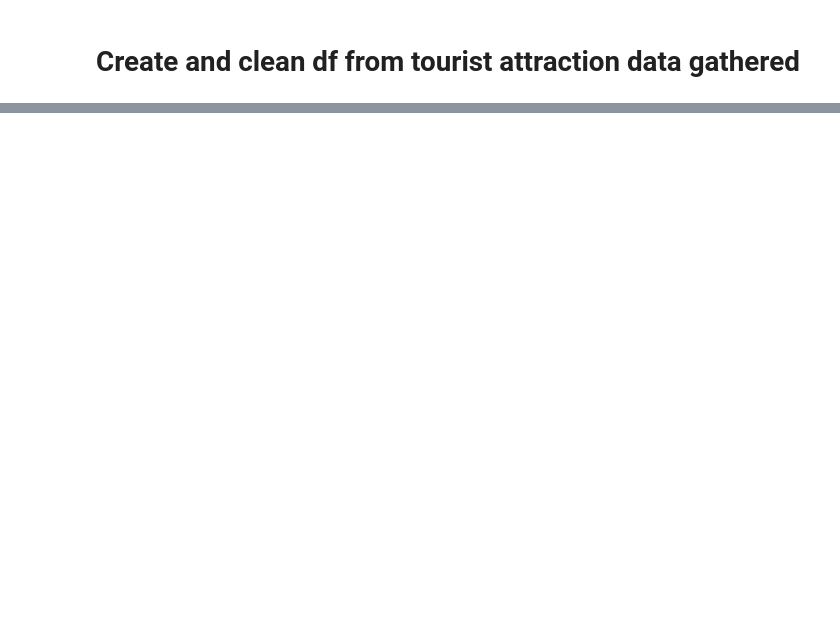
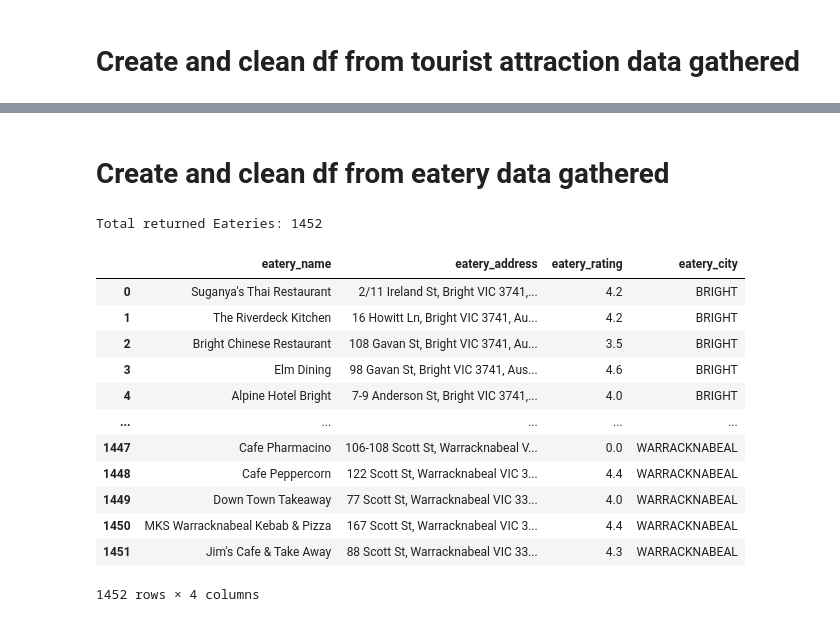
Before and after one commit to skumble27/ETL-Project, a Jupyter notebook: Final_compilation/Data_ETL.ipynb, the cells around one changed output, grey strips where cells are left out. Cells and saved outputs as stored; diff of their text form; code cells hidden in the pictures; blank space fills up the shorter version.

```diff
--- a/Final_compilation/Data_ETL.ipynb
+++ b/Final_compilation/Data_ETL.ipynb
@@ -220,0 +298,29 @@ tourist_site_xdbl_df.to_csv("Cleaned_data/tourist_sites.csv", encoding="utf-8",
+# %% [markdown]
+# Create and clean df from eatery data gathered
+# %%
+print("Total returned Eateries: "+ str(len(name_eat)))
+# %% [output]
+Total returned Eateries: 1452
+# %%
+#create a df from eateries
+eateries_df = pd.DataFrame(name_eat)
+eateries_df["eatery_address"]= pd.Series(address_eat)
+eateries_df["eatery_rating"]= pd.Series(rating_eat)
+eateries_df["eatery_city"]= pd.Series(city_search_eat)
+# Rename column 0 eateries_df
+eateries_df = eateries_df.rename(columns={0: "eatery_name"})
+eateries_df
+# %% [output]
+|  | eatery_name | eatery_address | eatery_rating | eatery_city |
+| 0 | Suganya's Thai Restaurant | 2/11 Ireland St, Bright VIC 3741,... | 4.2 | BRIGHT |
+| 1 | The Riverdeck Kitchen | 16 Howitt Ln, Bright VIC 3741, Au... | 4.2 | BRIGHT |
+| 2 | Bright Chinese Restaurant | 108 Gavan St, Bright VIC 3741, Au... | 3.5 | BRIGHT |
+| 3 | Elm Dining | 98 Gavan St, Bright VIC 3741, Aus... | 4.6 | BRIGHT |
+| 4 | Alpine Hotel Bright | 7-9 Anderson St, Bright VIC 3741,... | 4.0 | BRIGHT |
+| ... | ... | ... | ... | ... |
+| 1447 | Cafe Pharmacino | 106-108 Scott St, Warracknabeal V... | 0.0 | WARRACKNABEAL |
+| 1448 | Cafe Peppercorn | 122 Scott St, Warracknabeal VIC 3... | 4.4 | WARRACKNABEAL |
+| 1449 | Down Town Takeaway | 77 Scott St, Warracknabeal VIC 33... | 4.0 | WARRACKNABEAL |
+| 1450 | MKS Warracknabeal Kebab & Pizza | 167 Scott St, Warracknabeal VIC 3... | 4.4 | WARRACKNABEAL |
+| 1451 | Jim's Cafe & Take Away | 88 Scott St, Warracknabeal VIC 33... | 4.3 | WARRACKNABEAL |
+1452 rows × 4 columns
```
Also changed, not shown: parts of 29 cells of this notebook, 8 other files.
